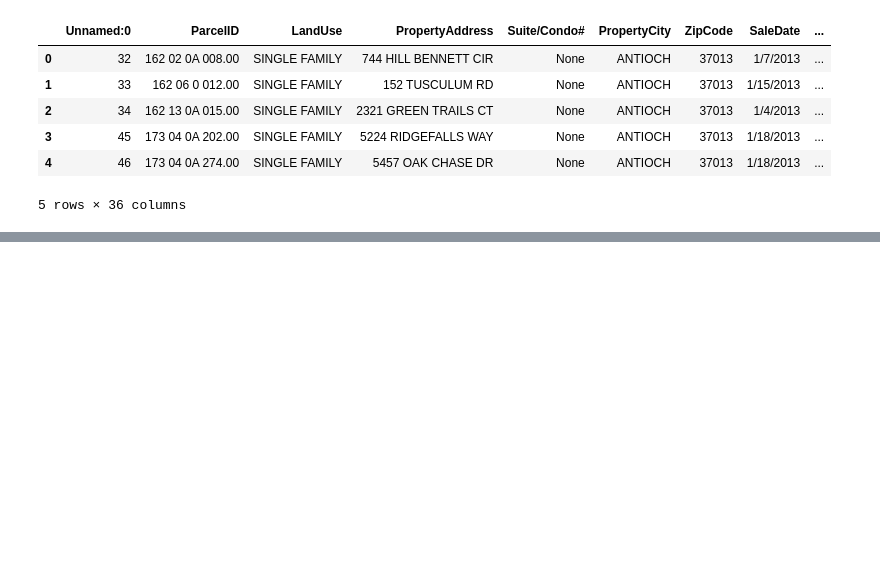
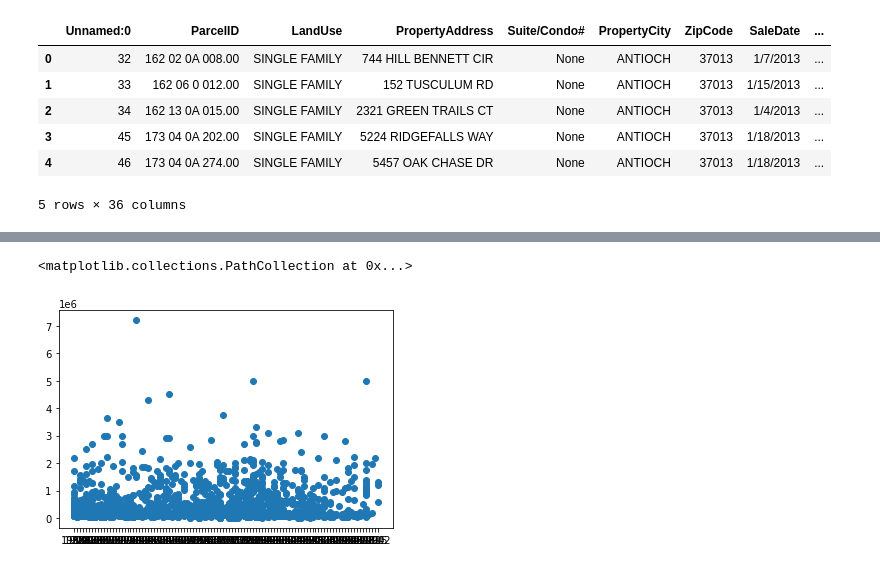
Before and after one commit to JoyRichardson/Living-in-Nashville, a Jupyter notebook: Machine_Learning_Model.ipynb, the cells around one changed output, grey strips where cells are left out. Saved outputs shown, nothing was run; the diff lists cells and outputs as text; code cells hidden in the pictures; blank space fills up the shorter version.

```diff
--- a/Machine_Learning_Model.ipynb
+++ b/Machine_Learning_Model.ipynb
@@ -166,3 +166,8 @@ new_housing_df.head()
 | 3 | 45 | 173 04 0A 202.00 | SINGLE FAMILY | 5224 RIDGEFALLS WAY | None | ANTIOCH | 37013 | 1/18/2013 | ... |
 | 4 | 46 | 173 04 0A 274.00 | SINGLE FAMILY | 5457 OAK CHASE DR | None | ANTIOCH | 37013 | 1/18/2013 | ... |
 5 rows × 36 columns
+# %%
+new_housing_df = new_housing_df.drop(columns=["ParcelID", "LandUse","PropertyAddress","Suite/Condo#","Unnamed:0","PropertyCity","SaleDate","LegalReference","ExteriorWall","Grade","SoldAsVacant","MultipleParcelsInvolvedinSale","OwnerName","Address","City","State", "FoundationType","TaxDistrict","image","Neighborhood"])
+# %%
+new_housing_df = new_housing_df.dropna()
+new_housing_df
@@ -175,0 +203,5 @@ import numpy as np
+# %%
+plt.scatter(new_housing_df.YearBuilt, new_housing_df.SalePrice)
+# %% [output]
+<matplotlib.collections.PathCollection at 0x...>
+[figure, added]
```
Also changed, not shown: parts of 12 cells of this notebook.
